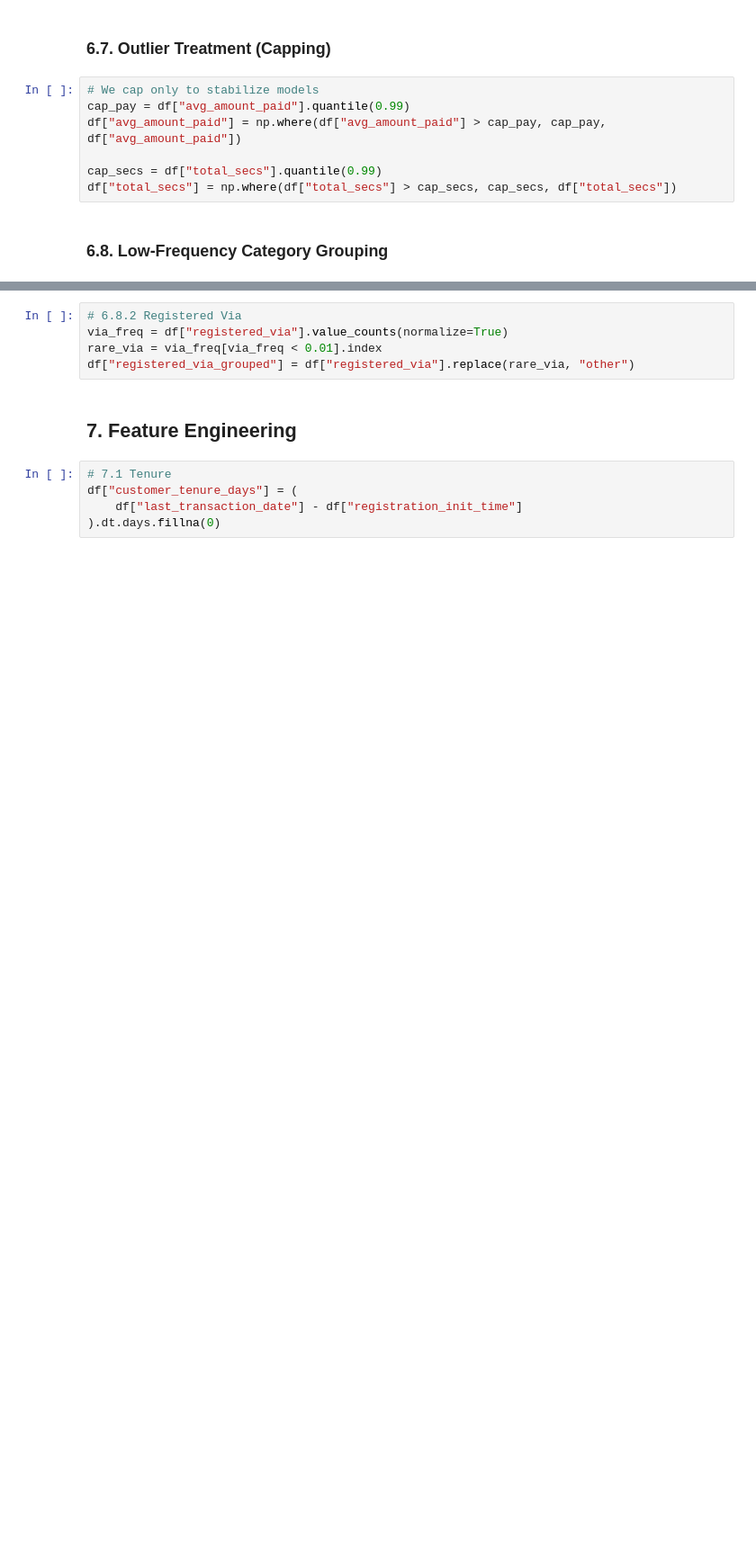
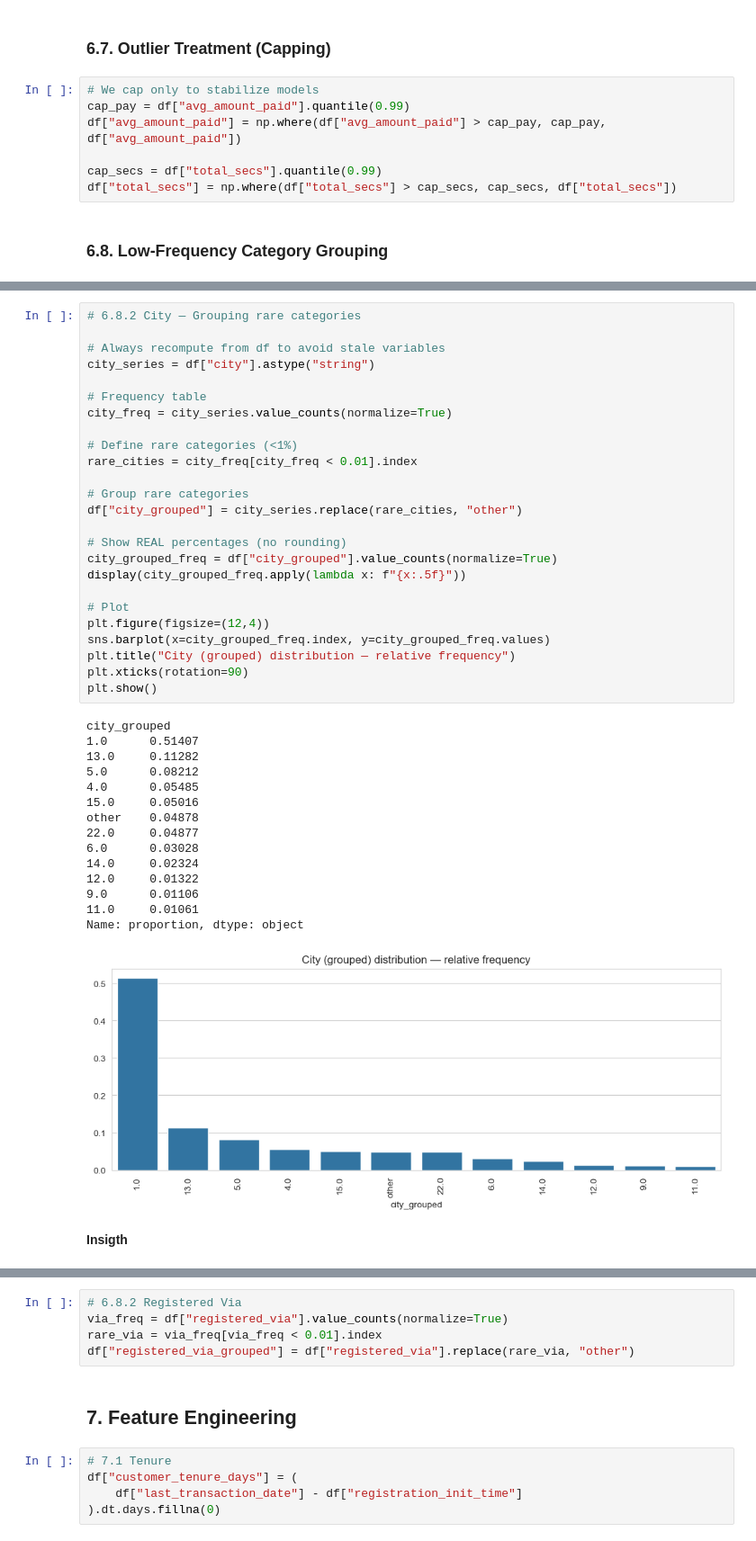
Before and after one commit to PaulinaMamiaga/customer-churn-intelligence-system, a Jupyter notebook: notebooks/02_data_preparation_and_feature_engineering.ipynb, the cells around one changed output, grey strips where cells are left out. Shown at 90% size. Drawn from its saved outputs; the diff is of its cells as text; blank space fills up the shorter version.

```diff
--- a/notebooks/02_data_preparation_and_feature_engineering.ipynb
+++ b/notebooks/02_data_preparation_and_feature_engineering.ipynb
@@ -428,0 +466,43 @@ df["city_grouped"] = df["city"].replace(rare_cities, "other")
+# %%
+# 6.8.2 City — Grouping rare categories
+
+# Always recompute from df to avoid stale variables
+city_series = df["city"].astype("string")
+
+# Frequency table
+city_freq = city_series.value_counts(normalize=True)
+
+# Define rare categories (<1%)
+rare_cities = city_freq[city_freq < 0.01].index
+
+# Group rare categories
+df["city_grouped"] = city_series.replace(rare_cities, "other")
+
+# Show REAL percentages (no rounding)
+city_grouped_freq = df["city_grouped"].value_counts(normalize=True)
+display(city_grouped_freq.apply(lambda x: f"{x:.5f}"))
+
+# Plot
+plt.figure(figsize=(12,4))
+sns.barplot(x=city_grouped_freq.index, y=city_grouped_freq.values)
+plt.title("City (grouped) distribution — relative frequency")
+plt.xticks(rotation=90)
+plt.show()
+# %% [output]
+city_grouped
+1.0      0.51407
+13.0     0.11282
+5.0      0.08212
+4.0      0.05485
+15.0     0.05016
+other    0.04878
+22.0     0.04877
+6.0      0.03028
+14.0     0.02324
+12.0     0.01322
+9.0      0.01106
+11.0     0.01061
+Name: proportion, dtype: object
+[figure, added]
+# %% [markdown]
+**Insigth**
```
Also changed, not shown: parts of 14 cells of this notebook.
